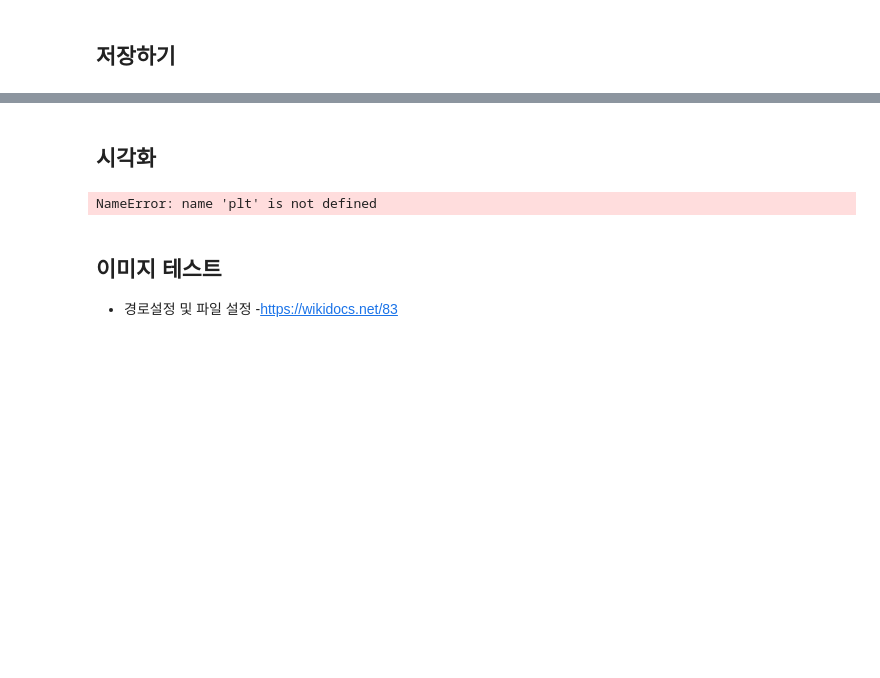
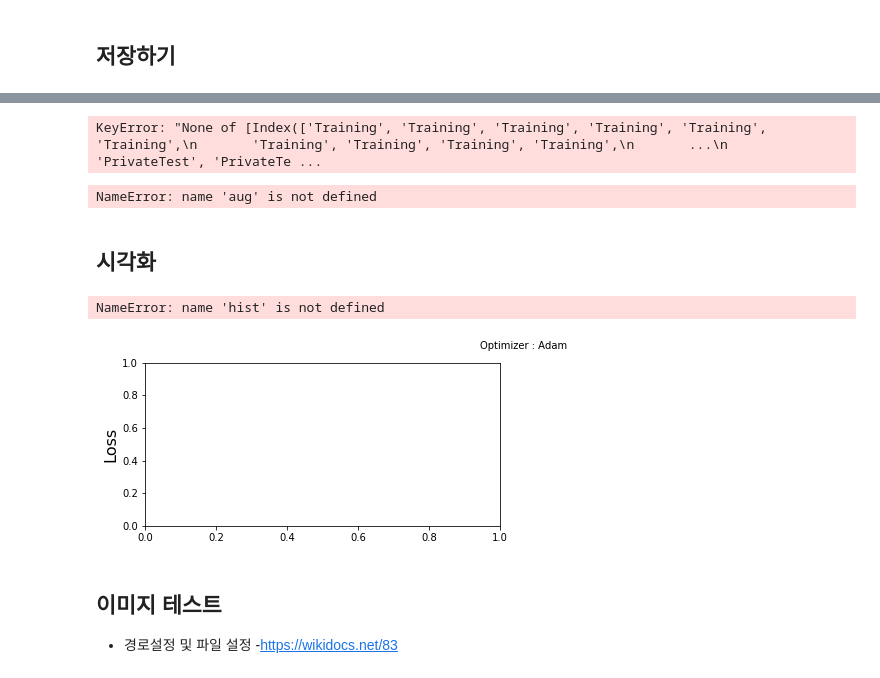
Before and after one commit to choisawyou/learnPython, a Jupyter notebook: 2nd project_ facial expression.ipynb, the cells around one changed output, grey strips where cells are left out. Cells and saved outputs as stored; diff of their text form; code cells hidden in the pictures; blank space fills up the shorter version.

```diff
--- a/2nd project_ facial expression.ipynb
+++ b/2nd project_ facial expression.ipynb
@@ -685,24 +726,35 @@ model.save('fer2013_model.h5')
+# %%
+test = df[['emotion','pixels']][df['Usage']] =='PrivateTest'
+test.isnull().sum()
+# %% [output]
+KeyError: "None of [Index(['Training', 'Training', 'Training', 'Training', 'Training', 'Training',\n       'Training', 'Training', 'Training', 'Training',\n       ...\n       'PrivateTest', 'PrivateTe ...
+# %%
+ model.fit(x_testX_train,y_train,batch_size = batch_size ,
+          epochs = epochs , verbose =1, validation_data =(X_test,y_test),shuffle = True)
+# %% [output]
+NameError: name 'aug' is not defined
 # %% [markdown]
 ## 시각화
 # %%
 plt.figure(figsize=(14,3))
 plt.subplot(1,2,1)
-plt.subtitle('Optimizer : Adam',fontsize =10)
+plt.suptitle('Optimizer : Adam',fontsize =10)
 plt.ylabel('Loss',fontsize =16)
 plt.plot(hist.history['loss'],color = 'b',label = 'Training Loss')
 plt.plot(his.history['val_loss'],color = 'r',label = 'Validation Loss')
 plt.legend(loc = 'upper right')
 
 plt.subplot(1,2,2)
 plt.ylabel('Accuracy',fontsize = 16)
 plt.plot(hist.history['acc'],color = 'b',label = 'Training Accuracy')
 plt.plot(hist.histpry['val_acc'],color = 'r',label = 'Validation Accuracy')
 
 plt.legend(loc = 'lower right')
 
 plt.show()
 # %% [output]
-NameError: name 'plt' is not defined
+NameError: name 'hist' is not defined
+[figure, added]
 # %% [markdown]
 ## 이미지 테스트
 
```
Also changed, not shown: parts of 27 cells of this notebook.
